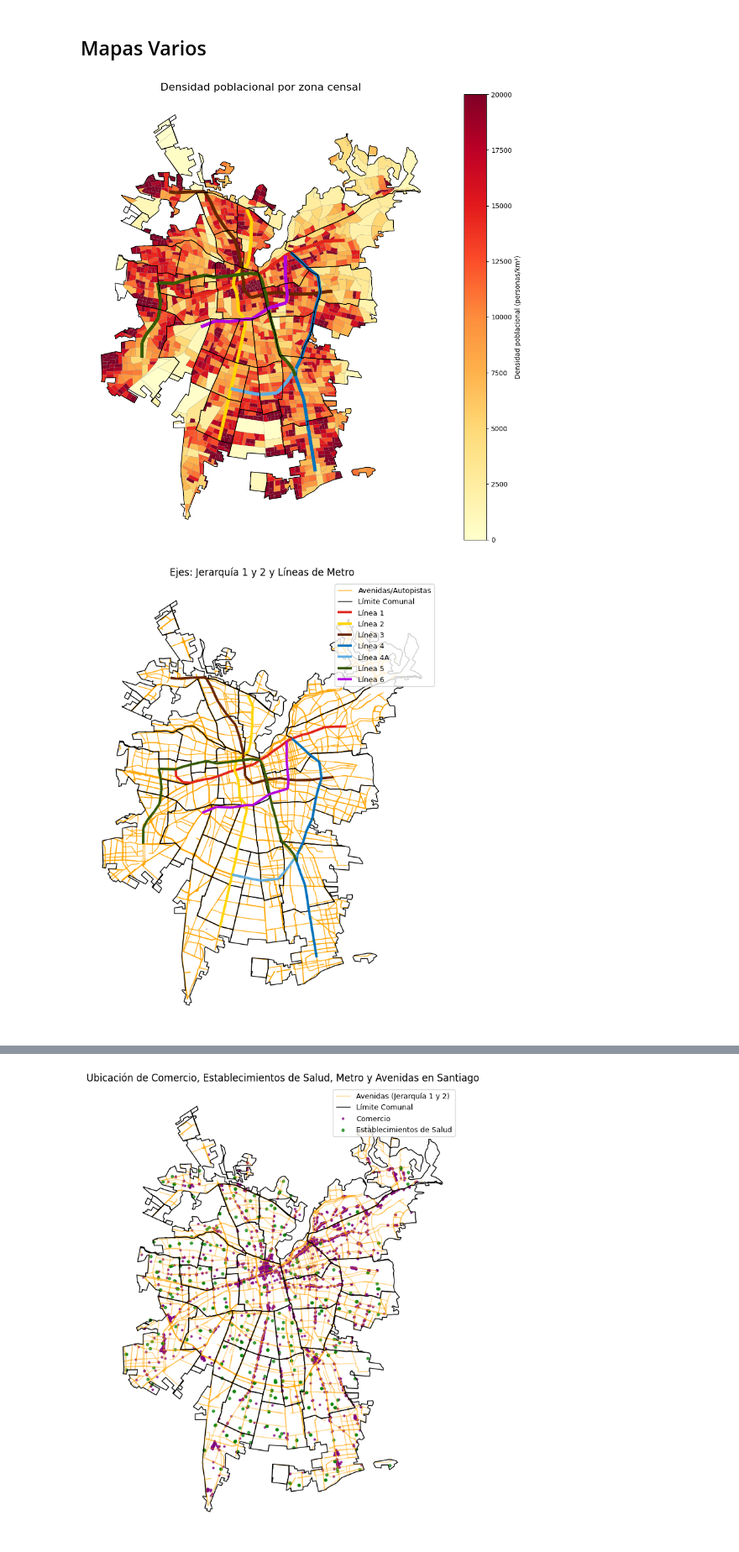
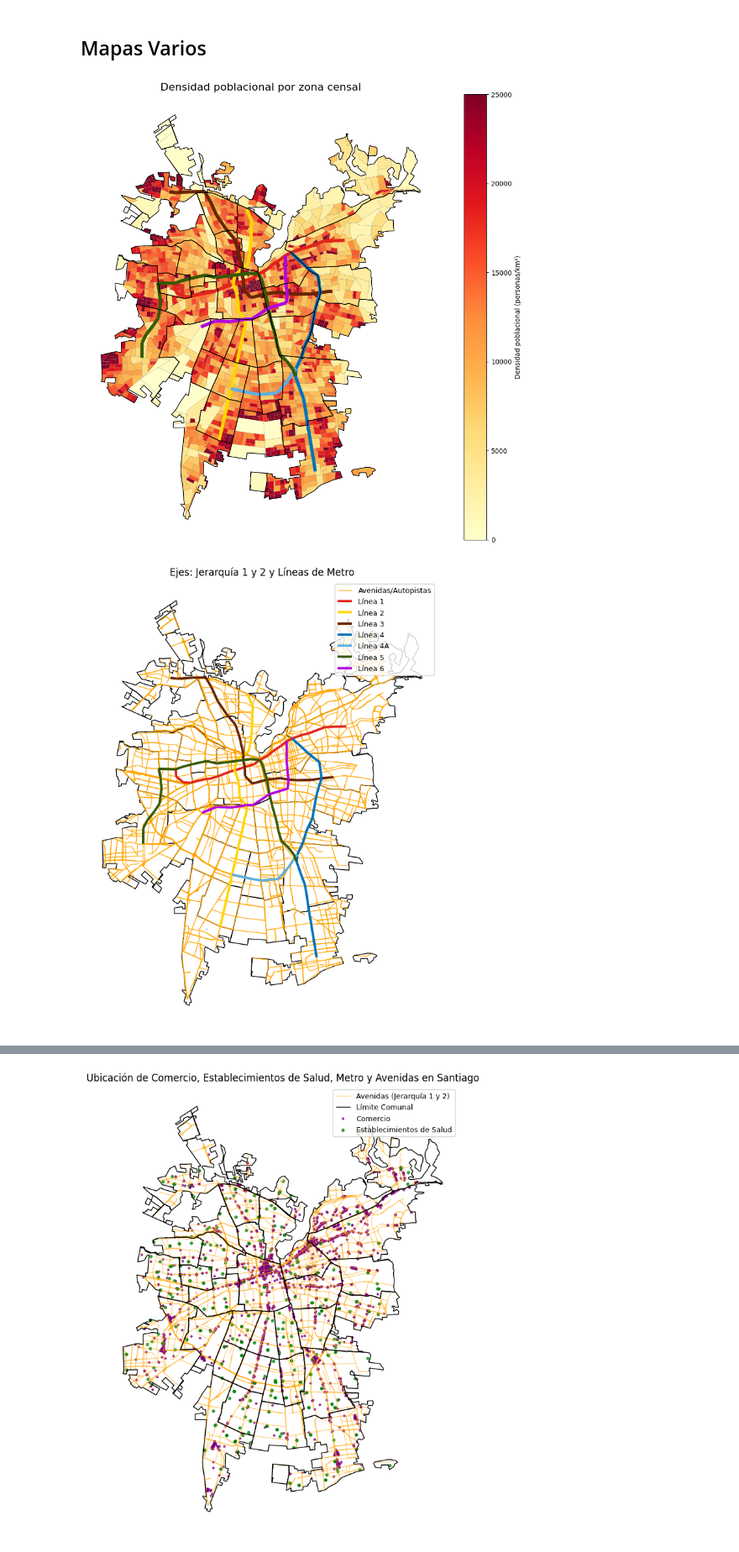
Before and after one commit to fchiapped/Proyecto-Geoespaciales, a Jupyter notebook: Proyecto.ipynb, the cells around one changed output, grey strips where cells are left out. Shown at 84% size. Saved outputs shown, nothing was run; the diff lists cells and outputs as text; code cells hidden in the pictures.

```diff
--- a/Proyecto.ipynb
+++ b/Proyecto.ipynb
@@ -209,48 +192,30 @@ plt.show()
 # %% [markdown]
 ## Mapas Varios
 # %%
-# Calcular área en km² si no existe y luego la densidad
-if 'densidad' not in zonas.columns:
-    # Proyectar a CRS métrico para calcular área si es necesario
-    if zonas.crs is None or zonas.crs.to_epsg() != 32719:
-        zonas_proj = zonas.to_crs(epsg=32719)
-    else:
-        zonas_proj = zonas.copy()
-    zonas['area_km2'] = zonas_proj.geometry.area / 1e6
-    zonas['densidad'] = zonas['PERSONAS'] / zonas['area_km2']
+zonas_proj = zonas.to_crs(epsg=32719)
+zonas['area_km2'] = zonas_proj.geometry.area / 1e6
+
+zonas['densidad'] = zonas['PERSONAS'] / zonas['area_km2']
 
 fig, ax = plt.subplots(figsize=(12, 10))
 
-# Limitar la escala máxima de densidad para mejorar la visualización
-vmax = 20000  # Ajusta este valor según lo que quieras resaltar
-# Dibujar las líneas de metro sobre el mapa
+vmax = 25000
+
 for linea, color in colores_lineas.items():
-    Metro[Metro['linea'] == linea].plot(
-        ax=ax,
-        color=f'#{color}',
-        linewidth=5,
-        label=f'Línea {linea}'
-    )
-
+    Metro[Metro['linea'] == linea].plot(ax=ax, color=f'#{color}', linewidth=5, label=f'Línea {linea}')
 
 zonas.plot(
-    column='densidad',
-    ax=ax,
-    cmap='YlOrRd',
-    legend=True,
+    column='densidad', ax=ax, cmap='YlOrRd', legend=True,
     legend_kwds={'label': "Densidad poblacional (personas/km²)"},
-    edgecolor='gray',
-    linewidth=0.2,
-    vmax=vmax
-)
+    edgecolor='gray', linewidth=0.2, vmax=vmax)
 
 Limite_Comunal.boundary.plot(ax=ax, color='black', linewidth=1)
 ax.set_title('Densidad poblacional por zona censal', fontsize=16)
 ax.axis('off')
 plt.tight_layout()
 plt.show()
 # %% [output]
-[figure, old version]
+[figure, new version]
 # %%
 # Filtro Avenidas y Autopistas
 filtro_jerarquia = Ejes["hierarchy"].isin([1, 2])
@@ -259,7 +224,7 @@ Ejes_jerarquia = Ejes[filtro_jerarquia]
 Ejes_jerarquia = Ejes_jerarquia[Ejes_jerarquia.is_valid]
 fig, ax = plt.subplots(figsize=(12, 10))
 Ejes_jerarquia.plot(ax=ax, color='orange', linewidth=1, label='Avenidas/Autopistas')
-Limite_Comunal.boundary.plot(ax=ax, color='black', linewidth=1, label='Límite Comunal')
+Limite_Comunal.plot(ax=ax, facecolor='none', edgecolor='black', linewidth=1, label='Límite Comunal')
 
 # Agregar líneas de metro
 for linea, color in colores_lineas.items():
@@ -280,4 +245,4 @@ ax.legend(unique.values(), unique.keys(), fontsize=9)
 
 plt.show()
 # %% [output]
-[figure, old version]
+[figure, new version]
```
Also changed, not shown: parts of 8 cells of this notebook.
